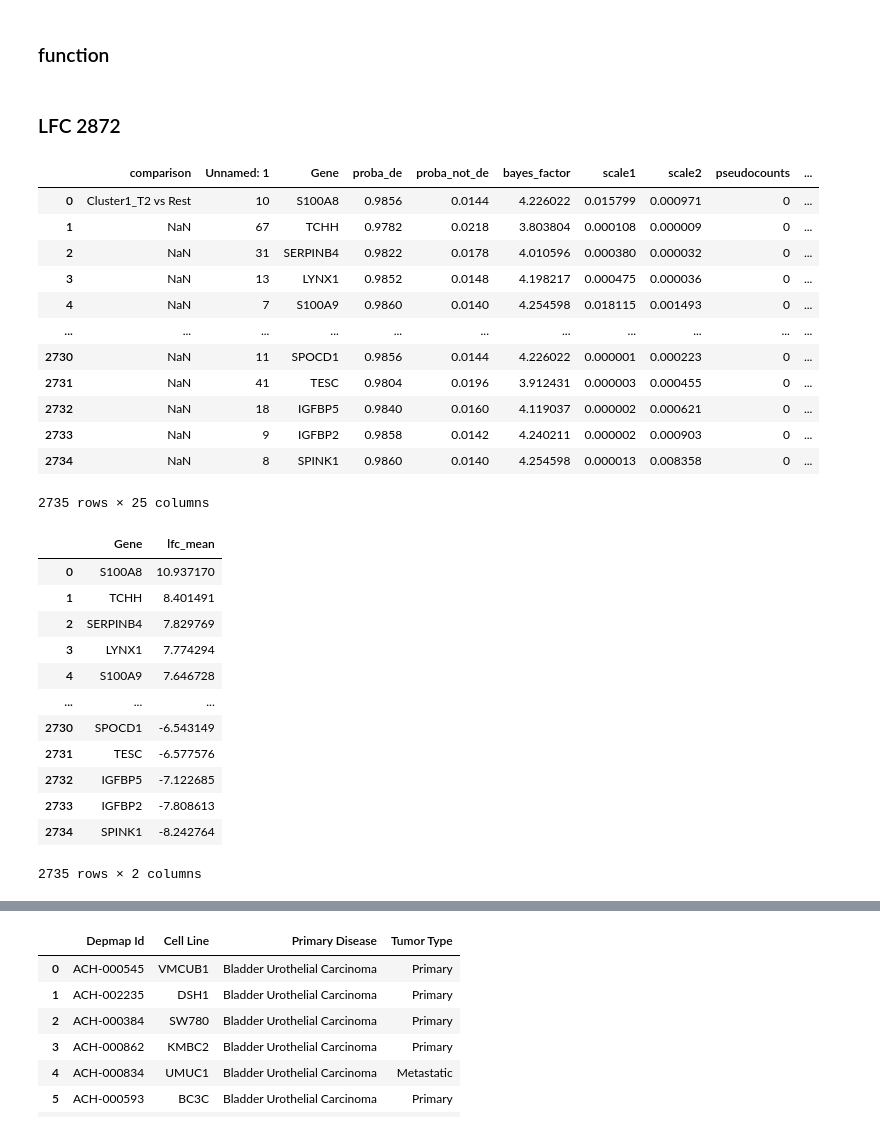
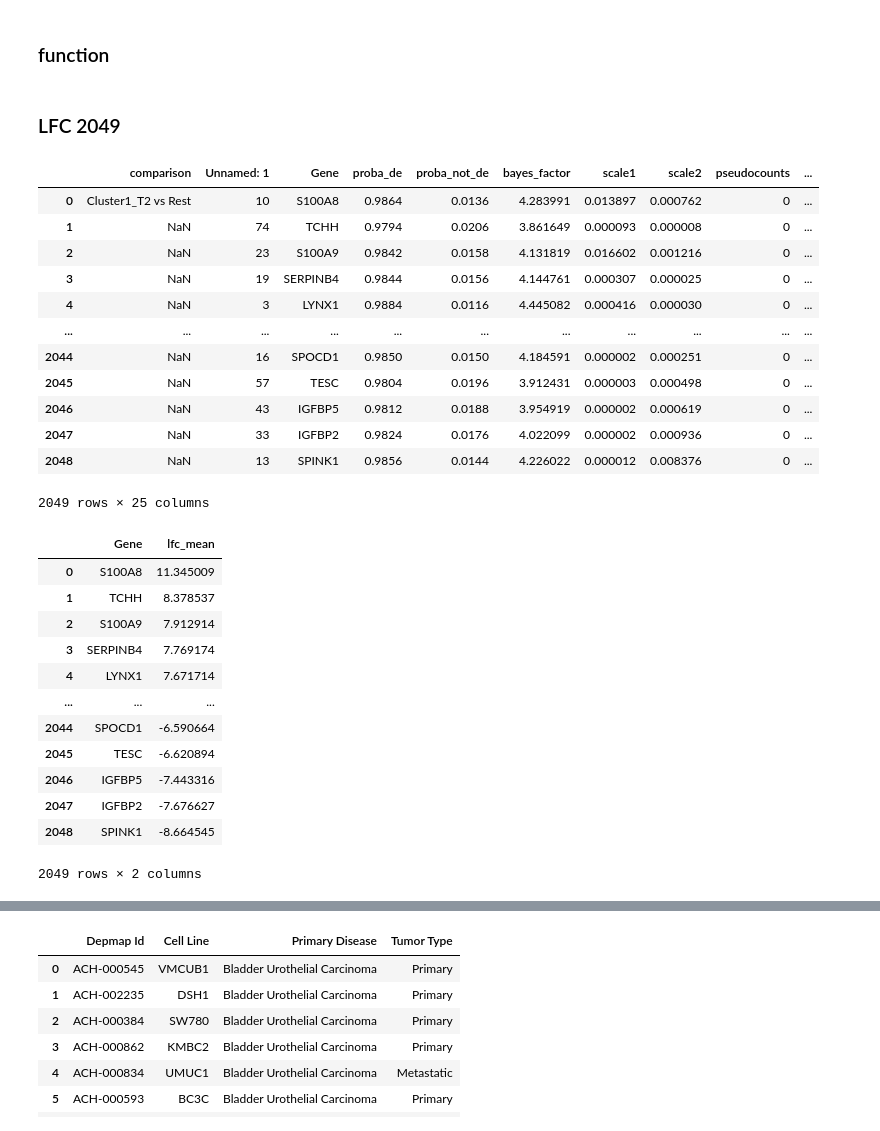
Before and after one commit to jingsday/blca_publication, a Jupyter notebook: blca_publication_Scripts/blca_Scripts_fgfr/blca_Scripts_depmap.ipynb, the cells around one changed output, grey strips where cells are left out. Cells and saved outputs as stored; diff of their text form; code cells hidden in the pictures.

Commit message:
conbination failed now only try lm genes as HVGs

```diff
--- a/blca_publication_Scripts/blca_Scripts_fgfr/blca_Scripts_depmap.ipynb
+++ b/blca_publication_Scripts/blca_Scripts_fgfr/blca_Scripts_depmap.ipynb
@@ -65,42 +65,42 @@ def compute_invasiveness_score(blca, vector, vector_name='n', score_name='invasi
 
     return score_df
 # %% [markdown]
-### LFC 2872
+### LFC 2049
 # %%
-marker_genes_full= pd.read_excel('/home/jing/Phd_project/project_UCD_blca/blca_publication_OUTPUT/blca_publication_OUTPUT_svm/blca_scR_scvi_2872_DEG.xlsx')
+marker_genes_full= pd.read_excel('/home/jing/Phd_project/project_UCD_blca/blca_publication_OUTPUT/blca_publication_OUTPUT_svm/blca_scR_scvi_2049_DEG.xlsx')
 # %%
-marker_genes_full[:2735]
+marker_genes_full[:2049]
 # %% [output]
 |  | comparison | Unnamed: 1 | Gene | proba_de | proba_not_de | bayes_factor | scale1 | scale2 | pseudocounts | ... |
-| 0 | Cluster1_T2 vs Rest | 10 | S100A8 | 0.9856 | 0.0144 | 4.226022 | 0.015799 | 0.000971 | 0 | ... |
-| 1 | NaN | 67 | TCHH | 0.9782 | 0.0218 | 3.803804 | 0.000108 | 0.000009 | 0 | ... |
-| 2 | NaN | 31 | SERPINB4 | 0.9822 | 0.0178 | 4.010596 | 0.000380 | 0.000032 | 0 | ... |
-| 3 | NaN | 13 | LYNX1 | 0.9852 | 0.0148 | 4.198217 | 0.000475 | 0.000036 | 0 | ... |
-| 4 | NaN | 7 | S100A9 | 0.9860 | 0.0140 | 4.254598 | 0.018115 | 0.001493 | 0 | ... |
+| 0 | Cluster1_T2 vs Rest | 10 | S100A8 | 0.9864 | 0.0136 | 4.283991 | 0.013897 | 0.000762 | 0 | ... |
+| 1 | NaN | 74 | TCHH | 0.9794 | 0.0206 | 3.861649 | 0.000093 | 0.000008 | 0 | ... |
+| 2 | NaN | 23 | S100A9 | 0.9842 | 0.0158 | 4.131819 | 0.016602 | 0.001216 | 0 | ... |
+| 3 | NaN | 19 | SERPINB4 | 0.9844 | 0.0156 | 4.144761 | 0.000307 | 0.000025 | 0 | ... |
+| 4 | NaN | 3 | LYNX1 | 0.9884 | 0.0116 | 4.445082 | 0.000416 | 0.000030 | 0 | ... |
 | ... | ... | ... | ... | ... | ... | ... | ... | ... | ... | ... |
-| 2730 | NaN | 11 | SPOCD1 | 0.9856 | 0.0144 | 4.226022 | 0.000001 | 0.000223 | 0 | ... |
-| 2731 | NaN | 41 | TESC | 0.9804 | 0.0196 | 3.912431 | 0.000003 | 0.000455 | 0 | ... |
-| 2732 | NaN | 18 | IGFBP5 | 0.9840 | 0.0160 | 4.119037 | 0.000002 | 0.000621 | 0 | ... |
-| 2733 | NaN | 9 | IGFBP2 | 0.9858 | 0.0142 | 4.240211 | 0.000002 | 0.000903 | 0 | ... |
-| 2734 | NaN | 8 | SPINK1 | 0.9860 | 0.0140 | 4.254598 | 0.000013 | 0.008358 | 0 | ... |
+| 2044 | NaN | 16 | SPOCD1 | 0.9850 | 0.0150 | 4.184591 | 0.000002 | 0.000251 | 0 | ... |
+| 2045 | NaN | 57 | TESC | 0.9804 | 0.0196 | 3.912431 | 0.000003 | 0.000498 | 0 | ... |
+| 2046 | NaN | 43 | IGFBP5 | 0.9812 | 0.0188 | 3.954919 | 0.000002 | 0.000619 | 0 | ... |
+| 2047 | NaN | 33 | IGFBP2 | 0.9824 | 0.0176 | 4.022099 | 0.000002 | 0.000936 | 0 | ... |
+| 2048 | NaN | 13 | SPINK1 | 0.9856 | 0.0144 | 4.226022 | 0.000012 | 0.008376 | 0 | ... |
-2735 rows × 25 columns
+2049 rows × 25 columns
 # %%
-marker_genes_full= marker_genes_full.iloc[:2735][['Gene','lfc_mean']]
+marker_genes_full= marker_genes_full.iloc[:2049][['Gene','lfc_mean']]
 marker_genes_full
 # %% [output]
 |  | Gene | lfc_mean |
-| 0 | S100A8 | 10.937170 |
-| 1 | TCHH | 8.401491 |
-| 2 | SERPINB4 | 7.829769 |
-| 3 | LYNX1 | 7.774294 |
-| 4 | S100A9 | 7.646728 |
+| 0 | S100A8 | 11.345009 |
+| 1 | TCHH | 8.378537 |
+| 2 | S100A9 | 7.912914 |
+| 3 | SERPINB4 | 7.769174 |
+| 4 | LYNX1 | 7.671714 |
 | ... | ... | ... |
-| 2730 | SPOCD1 | -6.543149 |
-| 2731 | TESC | -6.577576 |
-| 2732 | IGFBP5 | -7.122685 |
-| 2733 | IGFBP2 | -7.808613 |
-| 2734 | SPINK1 | -8.242764 |
+| 2044 | SPOCD1 | -6.590664 |
+| 2045 | TESC | -6.620894 |
+| 2046 | IGFBP5 | -7.443316 |
+| 2047 | IGFBP2 | -7.676627 |
+| 2048 | SPINK1 | -8.664545 |
-2735 rows × 2 columns
+2049 rows × 2 columns
 # %%
 marker_genes_full
 # %% [output]
```
Also changed, not shown: parts of 9 cells of this notebook, 2 other files.
